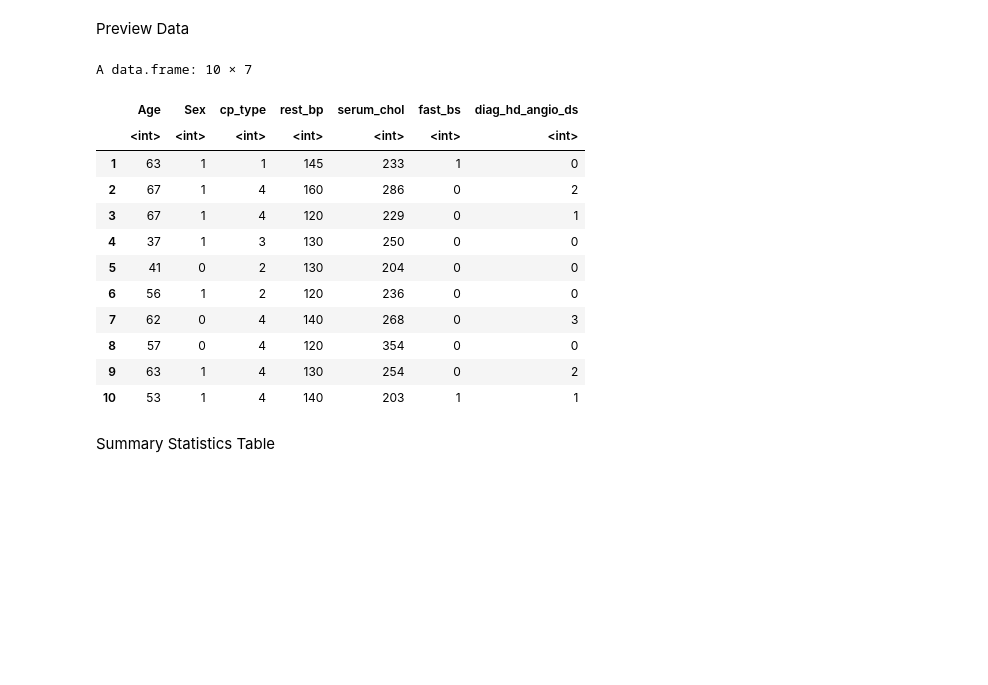
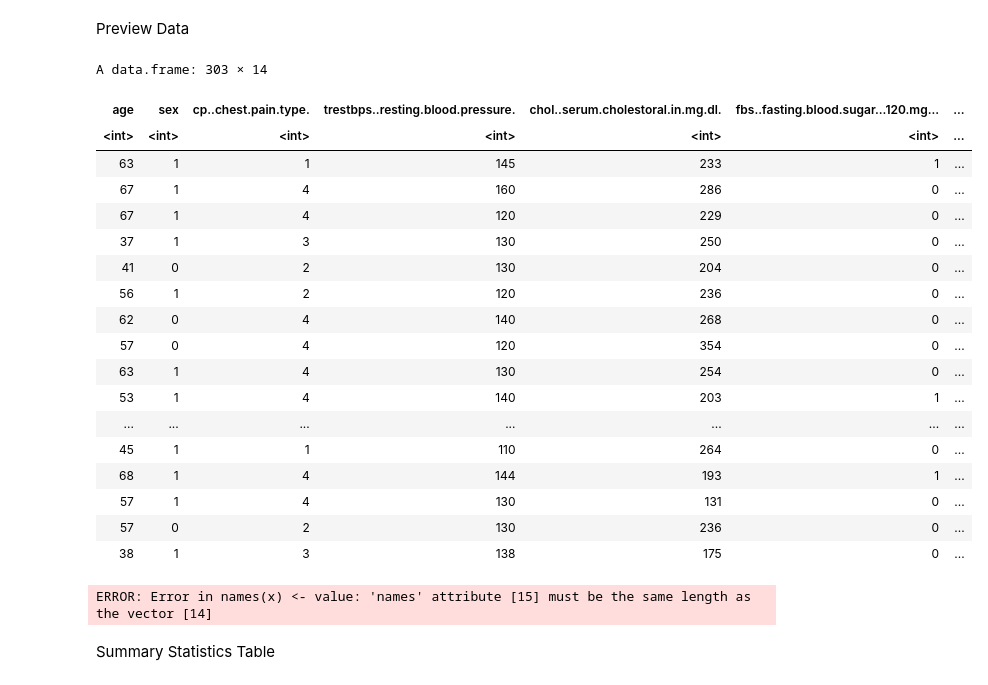
Before and after one commit to slakhwar/final-project, a Jupyter notebook: exploratory_da.ipynb, the cells around one changed output. Drawn from its saved outputs; the diff is of its cells as text; code cells hidden in the pictures; blank space fills up the shorter version.

```diff
--- a/exploratory_da.ipynb
+++ b/exploratory_da.ipynb
@@ -44,31 +44,40 @@ Preview Data
 # %%
 dir.create("data_for_project")
 
 url <- "https://raw.githubusercontent.com/slakhwar/grp-project/main/processed.cleveland.csv"
 
 download.file(url, destfile ="data_for_project/processed.cleveland.csv")
 cleveland_data <- read.csv("data_for_project/processed.cleveland.csv")
+cleveland_data
 
-cleveland_p_data <- cleveland_data %>%
- select(age, sex, cp..chest.pain.type., trestbps..resting.blood.pressure., chol..serum.cholestoral.in.mg.dl., fbs..fasting.blood.sugar...120.mg.dl.,num..diagnosis.of.heart.disease..angiographic.disease.status..)
+# cleveland_p_data <- cleveland_data %>%
+#  select(age, sex, cp..chest.pain.type., trestbps..resting.blood.pressure., chol..serum.cholestoral.in.mg.dl., fbs..fasting.blood.sugar...120.mg.dl.,num..diagnosis.of.heart.disease..angiographic.disease.status..)
 # rename columns
- colnames(cleveland_p_data) <- c("Age", "Sex", "cp_type", "rest_bp", "serum_chol", "fast_bs", "diag_hd_angio_ds")
+colnames(cleveland_data) <- c("Age", "Sex", "cp_type", "rest_bp", "serum_chol", "fast_bs", "diag_hd_angio_ds", "rest_ecr", "max_hr", "ex_ia", "ex_dep_rest", "sl_pe", "num_mv_cf", "thal", "diag_hd")
 
-head(cleveland_p_data, 10)
+
+head(cleveland_data, 10)
 # %% [output]
-A data.frame: 10 × 7
+A data.frame: 303 × 14
-|  | Age | Sex | cp_type | rest_bp | serum_chol | fast_bs | diag_hd_angio_ds |
-|  | <int> | <int> | <int> | <int> | <int> | <int> | <int> |
-| 1 | 63 | 1 | 1 | 145 | 233 | 1 | 0 |
-| 2 | 67 | 1 | 4 | 160 | 286 | 0 | 2 |
-| 3 | 67 | 1 | 4 | 120 | 229 | 0 | 1 |
-| 4 | 37 | 1 | 3 | 130 | 250 | 0 | 0 |
-| 5 | 41 | 0 | 2 | 130 | 204 | 0 | 0 |
-| 6 | 56 | 1 | 2 | 120 | 236 | 0 | 0 |
-| 7 | 62 | 0 | 4 | 140 | 268 | 0 | 3 |
-| 8 | 57 | 0 | 4 | 120 | 354 | 0 | 0 |
-| 9 | 63 | 1 | 4 | 130 | 254 | 0 | 2 |
-| 10 | 53 | 1 | 4 | 140 | 203 | 1 | 1 |
+| age | sex | cp..chest.pain.type. | trestbps..resting.blood.pressure. | chol..serum.cholestoral.in.mg.dl. | fbs..fasting.blood.sugar...120.mg... | ... |
+| <int> | <int> | <int> | <int> | <int> | <int> | ... |
+| 63 | 1 | 1 | 145 | 233 | 1 | ... |
+| 67 | 1 | 4 | 160 | 286 | 0 | ... |
+| 67 | 1 | 4 | 120 | 229 | 0 | ... |
+| 37 | 1 | 3 | 130 | 250 | 0 | ... |
+| 41 | 0 | 2 | 130 | 204 | 0 | ... |
+| 56 | 1 | 2 | 120 | 236 | 0 | ... |
+| 62 | 0 | 4 | 140 | 268 | 0 | ... |
+| 57 | 0 | 4 | 120 | 354 | 0 | ... |
+| 63 | 1 | 4 | 130 | 254 | 0 | ... |
+| 53 | 1 | 4 | 140 | 203 | 1 | ... |
+| ... | ... | ... | ... | ... | ... | ... |
+| 45 | 1 | 1 | 110 | 264 | 0 | ... |
+| 68 | 1 | 4 | 144 | 193 | 1 | ... |
+| 57 | 1 | 4 | 130 | 131 | 0 | ... |
+| 57 | 0 | 2 | 130 | 236 | 0 | ... |
+| 38 | 1 | 3 | 138 | 175 | 0 | ... |
+ERROR: Error in names(x) <- value: 'names' attribute [15] must be the same length as the vector [14]
 # %% [markdown]
 Summary Statistics Table
 # %%
```
